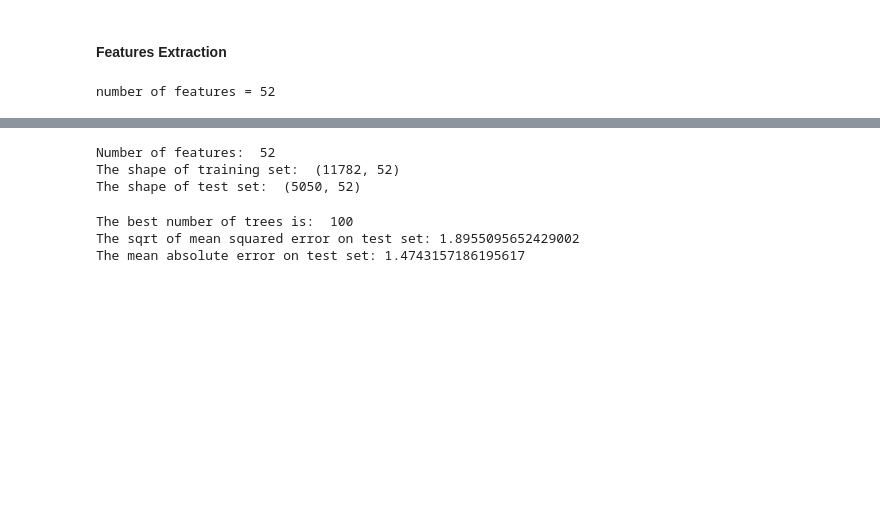
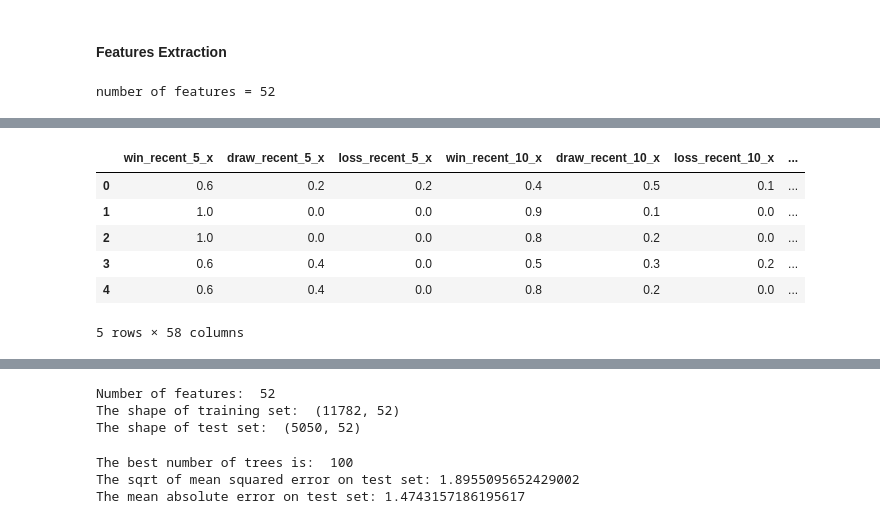
Before and after one commit to kallyzhu/SoccerAnalysis, a Jupyter notebook: soccer-matches-analysis.ipynb, the cells around one changed output, grey strips where cells are left out. Drawn from its saved outputs; the diff is of its cells as text; code cells hidden in the pictures; blank space fills up the shorter version.

```diff
--- a/soccer-matches-analysis.ipynb
+++ b/soccer-matches-analysis.ipynb
@@ -548,0 +571,10 @@ number of features = 52
+# %%
+matches.head()
+# %% [output]
+|  | win_recent_5_x | draw_recent_5_x | loss_recent_5_x | win_recent_10_x | draw_recent_10_x | loss_recent_10_x | ... |
+| 0 | 0.6 | 0.2 | 0.2 | 0.4 | 0.5 | 0.1 | ... |
+| 1 | 1.0 | 0.0 | 0.0 | 0.9 | 0.1 | 0.0 | ... |
+| 2 | 1.0 | 0.0 | 0.0 | 0.8 | 0.2 | 0.0 | ... |
+| 3 | 0.6 | 0.4 | 0.0 | 0.5 | 0.3 | 0.2 | ... |
+| 4 | 0.6 | 0.4 | 0.0 | 0.8 | 0.2 | 0.0 | ... |
+5 rows × 58 columns
```
Also changed, not shown: parts of 22 cells of this notebook.
